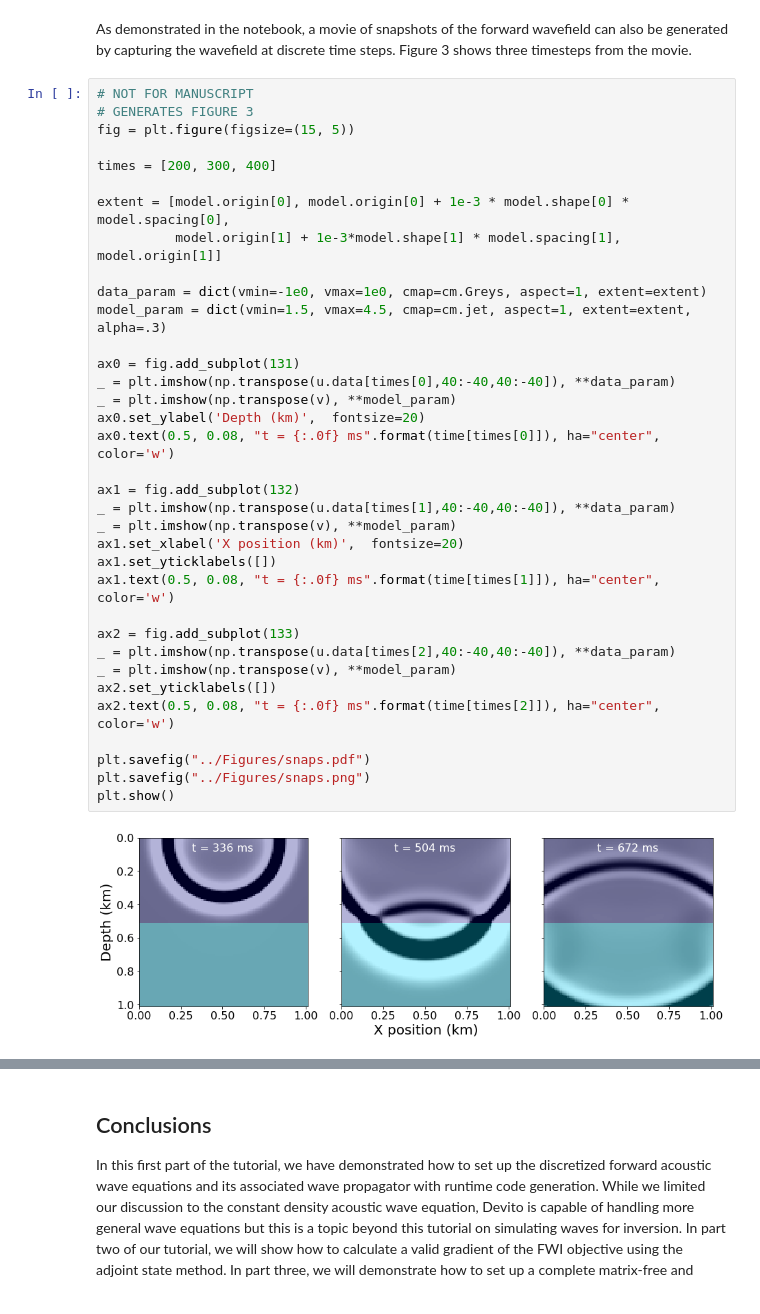
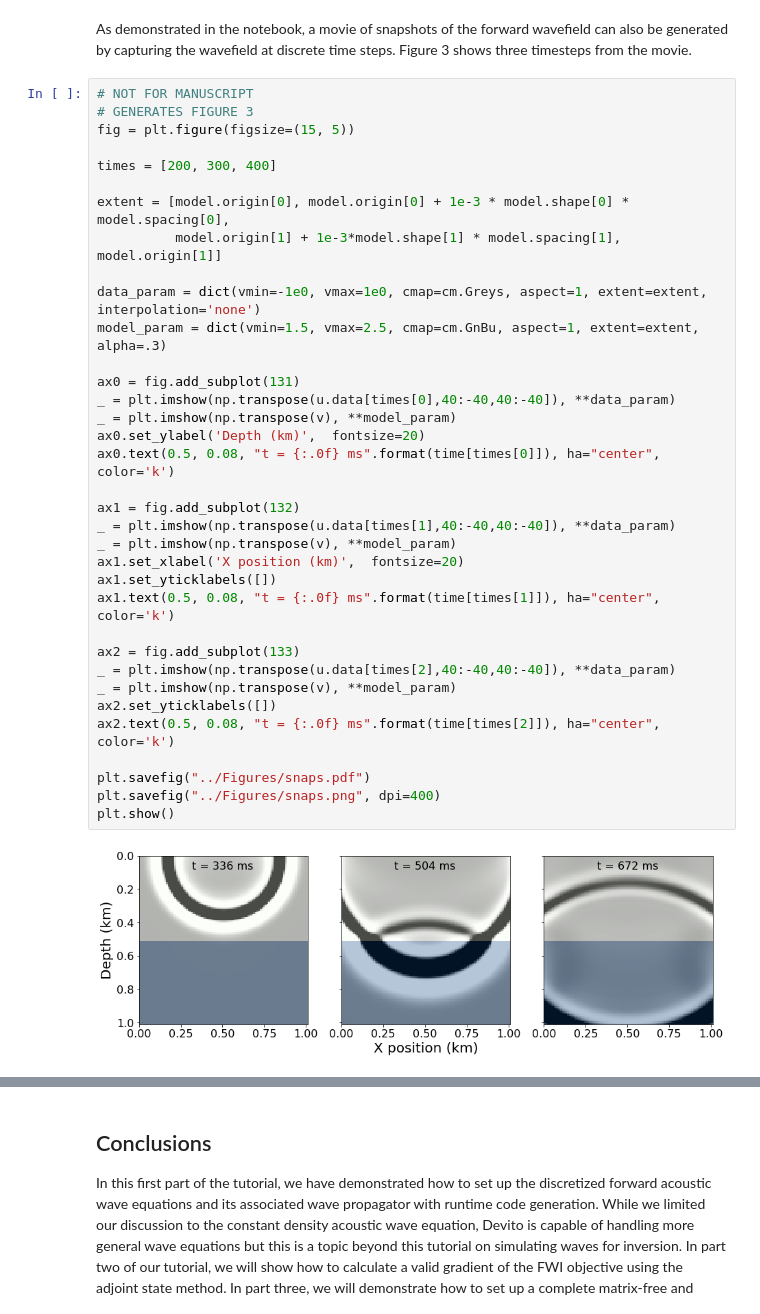
Before and after one commit to seg/tutorials-2017, a Jupyter notebook: 1712_FWI_forward_modeling/notebooks/Notebook.ipynb, the cells around one changed output, grey strips where cells are left out. Cells and saved outputs as stored; diff of their text form.

```diff
--- a/1712_FWI_forward_modeling/notebooks/Notebook.ipynb
+++ b/1712_FWI_forward_modeling/notebooks/Notebook.ipynb
@@ -319,40 +295,40 @@ As demonstrated in the notebook, a movie of snapshots of the forward wavefield c
 # %%
 # NOT FOR MANUSCRIPT
 # GENERATES FIGURE 3
 fig = plt.figure(figsize=(15, 5))
 
 times = [200, 300, 400]
 
 extent = [model.origin[0], model.origin[0] + 1e-3 * model.shape[0] * model.spacing[0],
           model.origin[1] + 1e-3*model.shape[1] * model.spacing[1], model.origin[1]]
 
-data_param = dict(vmin=-1e0, vmax=1e0, cmap=cm.Greys, aspect=1, extent=extent)
-model_param = dict(vmin=1.5, vmax=4.5, cmap=cm.jet, aspect=1, extent=extent, alpha=.3)
+data_param = dict(vmin=-1e0, vmax=1e0, cmap=cm.Greys, aspect=1, extent=extent, interpolation='none')
+model_param = dict(vmin=1.5, vmax=2.5, cmap=cm.GnBu, aspect=1, extent=extent, alpha=.3)
 
 ax0 = fig.add_subplot(131)
 _ = plt.imshow(np.transpose(u.data[times[0],40:-40,40:-40]), **data_param)
 _ = plt.imshow(np.transpose(v), **model_param)
 ax0.set_ylabel('Depth (km)',  fontsize=20)
-ax0.text(0.5, 0.08, "t = {:.0f} ms".format(time[times[0]]), ha="center", color='w')
+ax0.text(0.5, 0.08, "t = {:.0f} ms".format(time[times[0]]), ha="center", color='k')
 
 ax1 = fig.add_subplot(132)
 _ = plt.imshow(np.transpose(u.data[times[1],40:-40,40:-40]), **data_param)
 _ = plt.imshow(np.transpose(v), **model_param)
 ax1.set_xlabel('X position (km)',  fontsize=20)
 ax1.set_yticklabels([])
-ax1.text(0.5, 0.08, "t = {:.0f} ms".format(time[times[1]]), ha="center", color='w')
+ax1.text(0.5, 0.08, "t = {:.0f} ms".format(time[times[1]]), ha="center", color='k')
 
 ax2 = fig.add_subplot(133)
 _ = plt.imshow(np.transpose(u.data[times[2],40:-40,40:-40]), **data_param)
 _ = plt.imshow(np.transpose(v), **model_param)
 ax2.set_yticklabels([])
-ax2.text(0.5, 0.08, "t = {:.0f} ms".format(time[times[2]]), ha="center", color='w')
+ax2.text(0.5, 0.08, "t = {:.0f} ms".format(time[times[2]]), ha="center", color='k')
 
 plt.savefig("../Figures/snaps.pdf")
-plt.savefig("../Figures/snaps.png")
+plt.savefig("../Figures/snaps.png", dpi=400)
 plt.show()
 # %% [output]
-[figure, old version]
+[figure, new version]
 # %%
 # NOT FOR MANUSCRIPT
 import matplotlib.animation as animation
```
Also changed, not shown: parts of 16 cells of this notebook, 14 other files.
